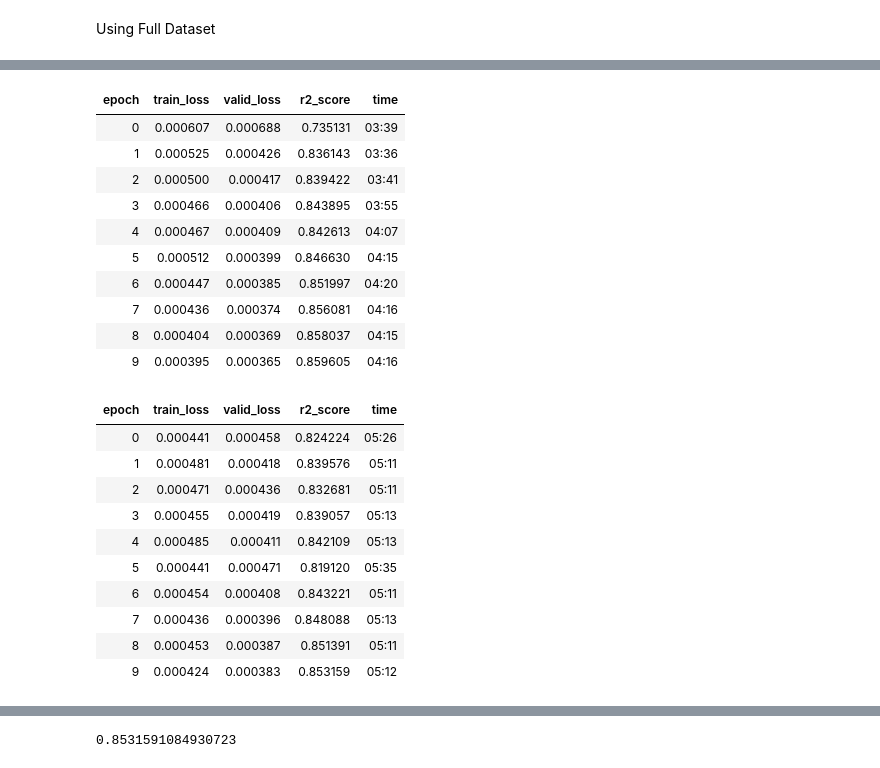
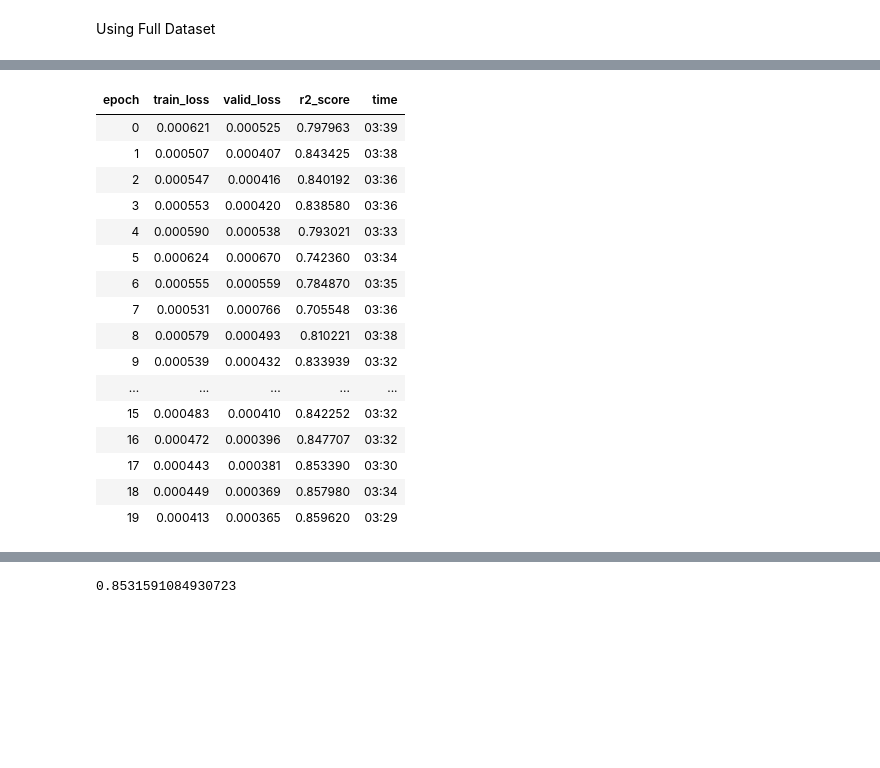
Before and after one commit to rubanzasilva/flood_prediction, a Jupyter notebook: s04e05_fastai_exp2.ipynb, the cells around one changed output, grey strips where cells are left out. Cells and saved outputs as stored; diff of their text form; code cells hidden in the pictures; blank space fills up the shorter version.

```diff
--- a/s04e05_fastai_exp2.ipynb
+++ b/s04e05_fastai_exp2.ipynb
@@ -324,28 +261,21 @@ SuggestedLRs(slide=0.009120108559727669, valley=0.0003981071640737355)
-# %%
-learn.fit_one_cycle(10,0.008)
-# %% [output]
-| epoch | train_loss | valid_loss | r2_score | time |
-| 0 | 0.000607 | 0.000688 | 0.735131 | 03:39 |
-| 1 | 0.000525 | 0.000426 | 0.836143 | 03:36 |
-| 2 | 0.000500 | 0.000417 | 0.839422 | 03:41 |
-| 3 | 0.000466 | 0.000406 | 0.843895 | 03:55 |
-| 4 | 0.000467 | 0.000409 | 0.842613 | 04:07 |
-| 5 | 0.000512 | 0.000399 | 0.846630 | 04:15 |
-| 6 | 0.000447 | 0.000385 | 0.851997 | 04:20 |
-| 7 | 0.000436 | 0.000374 | 0.856081 | 04:16 |
-| 8 | 0.000404 | 0.000369 | 0.858037 | 04:15 |
-| 9 | 0.000395 | 0.000365 | 0.859605 | 04:16 |
 # %%
-learn.fit_one_cycle(10,0.02)
+%%time
+learn.fit_one_cycle(20,0.02)
 # %% [output]
 | epoch | train_loss | valid_loss | r2_score | time |
-| 0 | 0.000441 | 0.000458 | 0.824224 | 05:26 |
-| 1 | 0.000481 | 0.000418 | 0.839576 | 05:11 |
-| 2 | 0.000471 | 0.000436 | 0.832681 | 05:11 |
-| 3 | 0.000455 | 0.000419 | 0.839057 | 05:13 |
-| 4 | 0.000485 | 0.000411 | 0.842109 | 05:13 |
-| 5 | 0.000441 | 0.000471 | 0.819120 | 05:35 |
-| 6 | 0.000454 | 0.000408 | 0.843221 | 05:11 |
-| 7 | 0.000436 | 0.000396 | 0.848088 | 05:13 |
-| 8 | 0.000453 | 0.000387 | 0.851391 | 05:11 |
-| 9 | 0.000424 | 0.000383 | 0.853159 | 05:12 |
+| 0 | 0.000621 | 0.000525 | 0.797963 | 03:39 |
+| 1 | 0.000507 | 0.000407 | 0.843425 | 03:38 |
+| 2 | 0.000547 | 0.000416 | 0.840192 | 03:36 |
+| 3 | 0.000553 | 0.000420 | 0.838580 | 03:36 |
+| 4 | 0.000590 | 0.000538 | 0.793021 | 03:33 |
+| 5 | 0.000624 | 0.000670 | 0.742360 | 03:34 |
+| 6 | 0.000555 | 0.000559 | 0.784870 | 03:35 |
+| 7 | 0.000531 | 0.000766 | 0.705548 | 03:36 |
+| 8 | 0.000579 | 0.000493 | 0.810221 | 03:38 |
+| 9 | 0.000539 | 0.000432 | 0.833939 | 03:32 |
+| ... | ... | ... | ... | ... |
+| 15 | 0.000483 | 0.000410 | 0.842252 | 03:32 |
+| 16 | 0.000472 | 0.000396 | 0.847707 | 03:32 |
+| 17 | 0.000443 | 0.000381 | 0.853390 | 03:30 |
+| 18 | 0.000449 | 0.000369 | 0.857980 | 03:34 |
+| 19 | 0.000413 | 0.000365 | 0.859620 | 03:29 |
```
Also changed, not shown: parts of 82 cells of this notebook.
